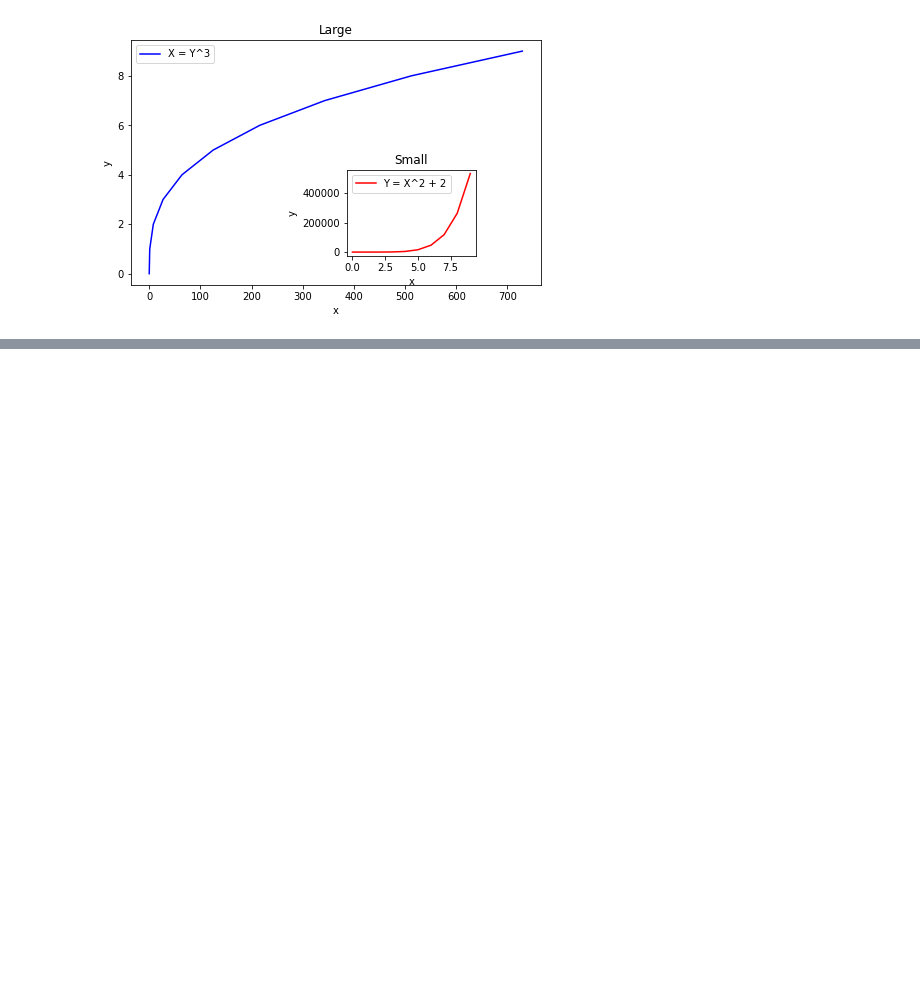
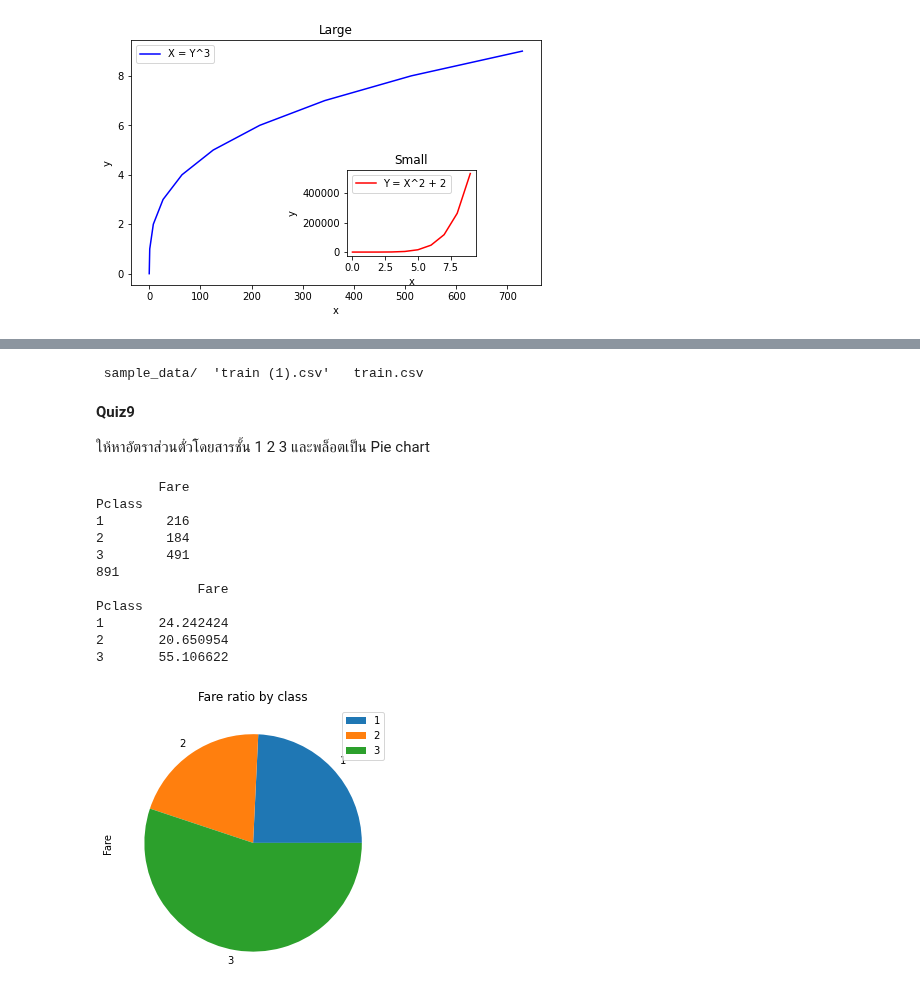
Before and after one commit to deen666/Homework_DataCamp2, a Jupyter notebook: Matplotlib/Matplotlib.ipynb, the cells around one changed output, grey strips where cells are left out. Cells and saved outputs as stored; diff of their text form; code cells hidden in the pictures; blank space fills up the shorter version.

Commit message:
Commit Quiz9

```diff
--- a/Matplotlib/Matplotlib.ipynb
+++ b/Matplotlib/Matplotlib.ipynb
@@ -154,0 +167,38 @@ plt.show()
+# %%
+ls
+# %% [output]
+ sample_data/  'train (1).csv'   train.csv
+# %%
+#Run this cell first.
+import pandas as pd
+df = pd.read_csv('https://gist.githubusercontent.com/deen666/aaf734fe721ca1bf504d324bf76eef04/raw/8f990dffacaf13cff911a86d4bc944be3b0d0486/train.csv') #Use the local filepath or url link to read or fetch the .csv file.
+# %% [markdown]
+**Quiz9**
+
+ให้หาอัตราส่วนตั๋วโดยสารชั้น 1 2 3 และพล็อตเป็น Pie chart
+# %%
+#Quiz9
+#print(df.groupby(['Pclass'])['Fare'].count())
+AllPassenger = df['Pclass'].count()
+FareCount = df.groupby(['Pclass']).agg({'Fare': 'count'})
+RatioByClass = FareCount.apply(lambda x:100 * x / AllPassenger)
+print(FareCount)
+print(AllPassenger)
+print(RatioByClass)
+
+
+plot = RatioByClass.plot.pie(y='Fare', figsize=(5, 5));plt.title('Fare ratio by class')
+plt.show()
+# %% [output]
+        Fare
+Pclass
+1        216
+2        184
+3        491
+891
+             Fare
+Pclass
+1       24.242424
+2       20.650954
+3       55.106622
+[figure, added]
```
Also changed, not shown: parts of 4 cells of this notebook.
